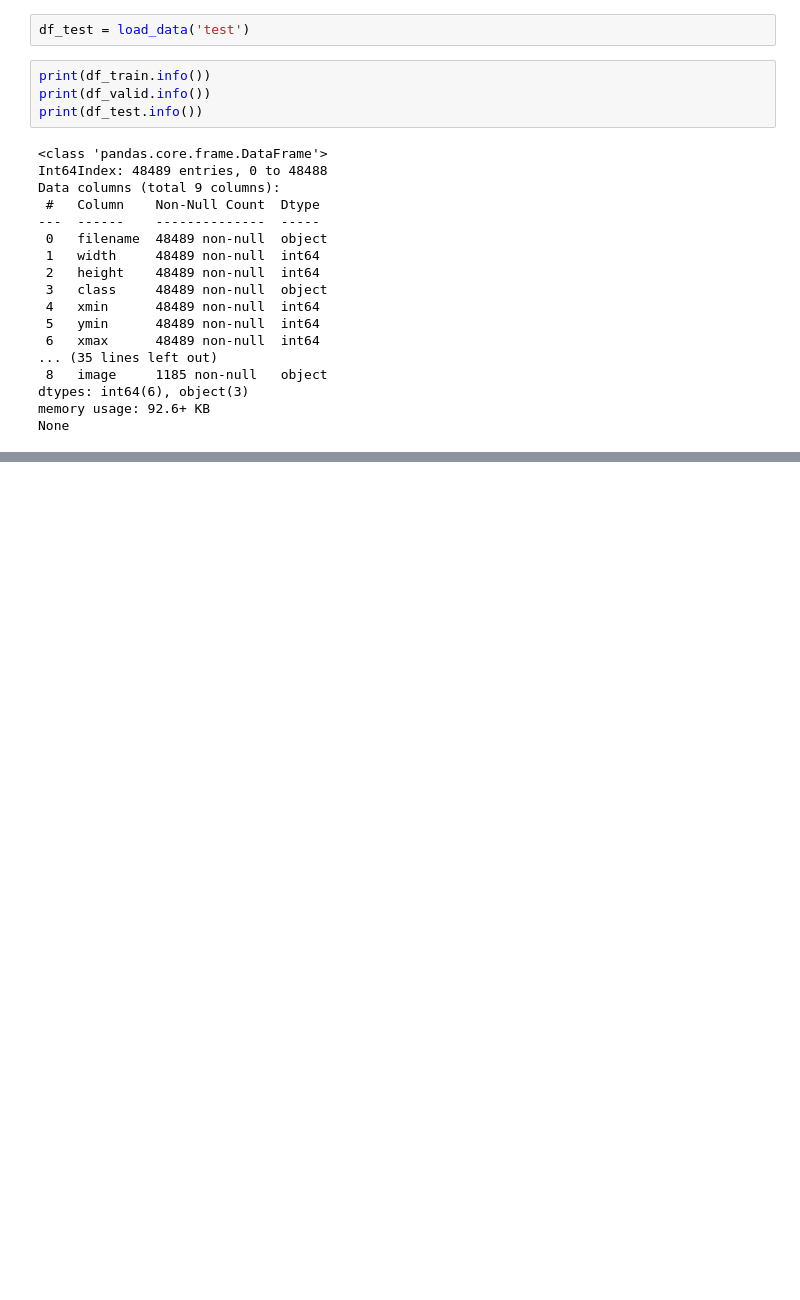
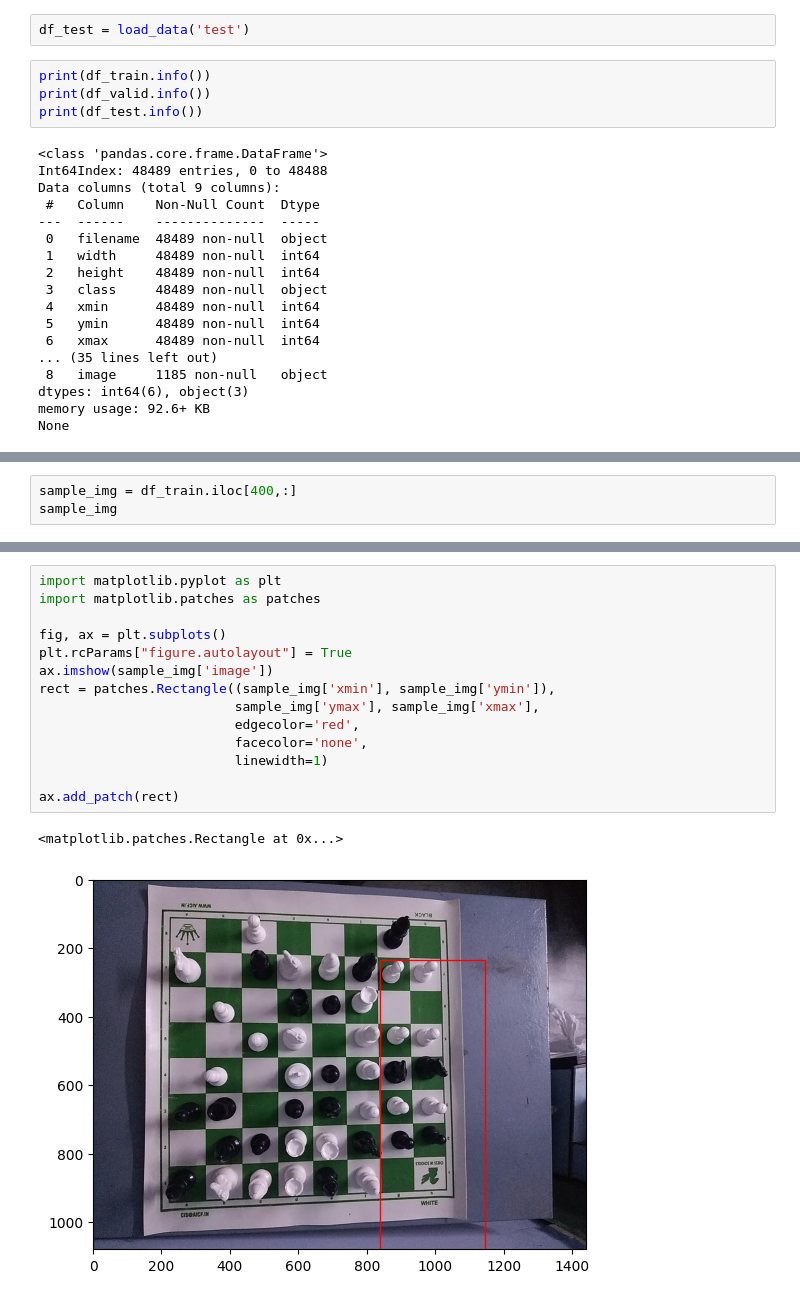
Before and after one commit to nathanaeljost/Chesspiece-Detection, a Jupyter notebook: data_preprocessing.ipynb, the cells around one changed output, grey strips where cells are left out. Drawn from its saved outputs; the diff is of its cells as text; blank space fills up the shorter version.

Commit message:
add visualization

```diff
--- a/data_preprocessing.ipynb
+++ b/data_preprocessing.ipynb
@@ -59,0 +66,3 @@ None
+# %%
+sample_img = df_train.iloc[400,:]
+sample_img
@@ -59,0 +80,17 @@ None
+# %%
+import matplotlib.pyplot as plt
+import matplotlib.patches as patches
+
+fig, ax = plt.subplots()
+plt.rcParams["figure.autolayout"] = True
+ax.imshow(sample_img['image'])
+rect = patches.Rectangle((sample_img['xmin'], sample_img['ymin']),
+                         sample_img['ymax'], sample_img['xmax'],
+                         edgecolor='red',
+                         facecolor='none',
+                         linewidth=1)
+
+ax.add_patch(rect)
+# %% [output]
+<matplotlib.patches.Rectangle at 0x...>
+[figure, added]
```
Also changed, not shown: parts of 2 cells of this notebook, 2 other files.
